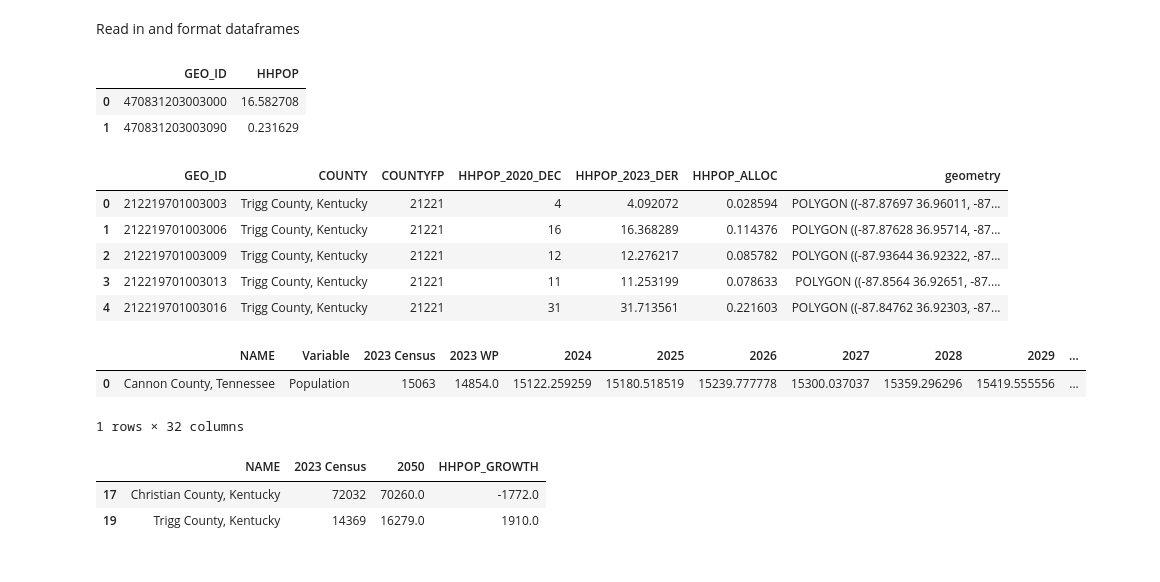
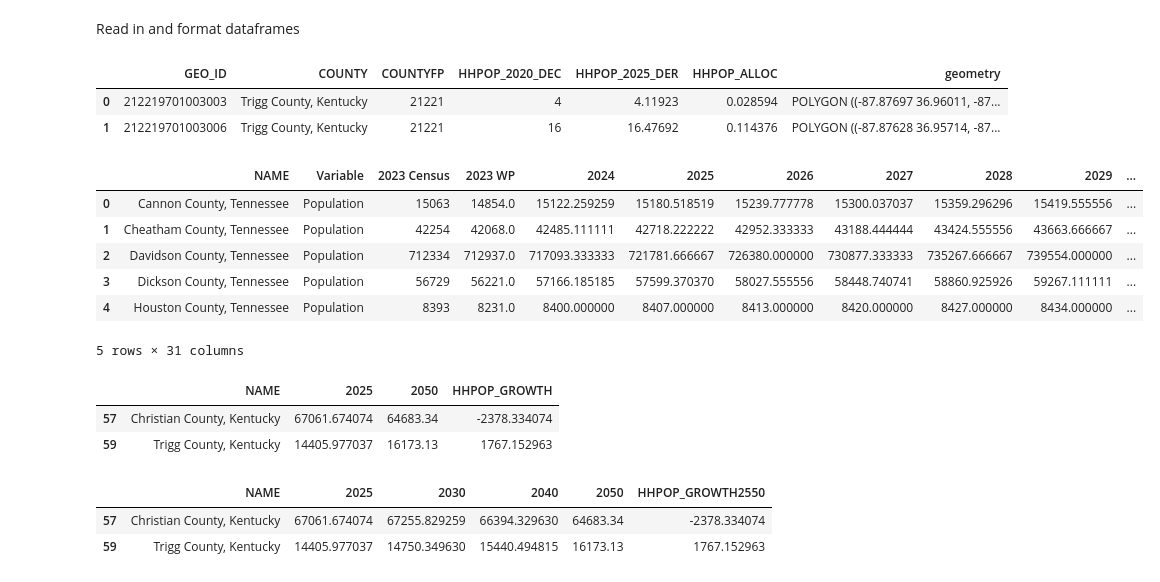
Before and after one commit to Greater-Nashville-Regional-Council/FCLUCS_Scenario_Planning, a Jupyter notebook: notebooks/Horizon Year HHPop.ipynb, the cells around one changed output. Drawn from its saved outputs; the diff is of its cells as text; code cells hidden in the pictures.

```diff
--- a/notebooks/Horizon Year HHPop.ipynb
+++ b/notebooks/Horizon Year HHPop.ipynb
@@ -29,6 +19,0 @@ tnurbansim_filt = tnurbansim[['GEO_ID', 'HHPOP']]
-# %%
-tnurbansim_filt.head(2)
-# %% [output]
-|  | GEO_ID | HHPOP |
-| 0 | 470831203003000 | 16.582708 |
-| 1 | 470831203003090 | 0.231629 |
@@ -40,19 +23,20 @@ tnurbansim_filt['GEO_ID'] = tnurbansim_filt['GEO_ID'].astype(str)
 ky = gpd.read_file(r"G:\3-GitHub\FCLUCS_Scenario_Planning\1-data\2-interim\BaseYear.gpkg", layer="KY_HHPOP")
 kycontrols = read_wp23_table('DemSmoothed')
 # %%
-ky.head()
+ky.head(2)
 # %% [output]
-|  | GEO_ID | COUNTY | COUNTYFP | HHPOP_2020_DEC | HHPOP_2023_DER | HHPOP_ALLOC | geometry |
-| 0 | 212219701003003 | Trigg County, Kentucky | 21221 | 4 | 4.092072 | 0.028594 | POLYGON ((-87.87697 36.96011, -87... |
-| 1 | 212219701003006 | Trigg County, Kentucky | 21221 | 16 | 16.368289 | 0.114376 | POLYGON ((-87.87628 36.95714, -87... |
-| 2 | 212219701003009 | Trigg County, Kentucky | 21221 | 12 | 12.276217 | 0.085782 | POLYGON ((-87.93644 36.92322, -87... |
-| 3 | 212219701003013 | Trigg County, Kentucky | 21221 | 11 | 11.253199 | 0.078633 | POLYGON ((-87.8564 36.92651, -87.... |
-| 4 | 212219701003016 | Trigg County, Kentucky | 21221 | 31 | 31.713561 | 0.221603 | POLYGON ((-87.84762 36.92303, -87... |
+|  | GEO_ID | COUNTY | COUNTYFP | HHPOP_2020_DEC | HHPOP_2025_DER | HHPOP_ALLOC | geometry |
+| 0 | 212219701003003 | Trigg County, Kentucky | 21221 | 4 | 4.11923 | 0.028594 | POLYGON ((-87.87697 36.96011, -87... |
+| 1 | 212219701003006 | Trigg County, Kentucky | 21221 | 16 | 16.47692 | 0.114376 | POLYGON ((-87.87628 36.95714, -87... |
 # %%
-kycontrols.head(1)
+kycontrols.head()
 # %% [output]
 |  | NAME | Variable | 2023 Census | 2023 WP | 2024 | 2025 | 2026 | 2027 | 2028 | 2029 | ... |
 | 0 | Cannon County, Tennessee | Population | 15063 | 14854.0 | 15122.259259 | 15180.518519 | 15239.777778 | 15300.037037 | 15359.296296 | 15419.555556 | ... |
+| 1 | Cheatham County, Tennessee | Population | 42254 | 42068.0 | 42485.111111 | 42718.222222 | 42952.333333 | 43188.444444 | 43424.555556 | 43663.666667 | ... |
+| 2 | Davidson County, Tennessee | Population | 712334 | 712937.0 | 717093.333333 | 721781.666667 | 726380.000000 | 730877.333333 | 735267.666667 | 739554.000000 | ... |
+| 3 | Dickson County, Tennessee | Population | 56729 | 56221.0 | 57166.185185 | 57599.370370 | 58027.555556 | 58448.740741 | 58860.925926 | 59267.111111 | ... |
+| 4 | Houston County, Tennessee | Population | 8393 | 8231.0 | 8400.000000 | 8407.000000 | 8413.000000 | 8420.000000 | 8427.000000 | 8434.000000 | ... |
-1 rows × 32 columns
+5 rows × 31 columns
 # %%
 thelist = ['Trigg County, Kentucky', 'Christian County, Kentucky']
@@ -60,0 +46,6 @@ kyhorizon['HHPOP_GROWTH'] = kyhorizon['2050'] - kyhorizon['2023 Census']
+# %%
+kyhorizon
+# %% [output]
+|  | NAME | 2025 | 2050 | HHPOP_GROWTH |
+| 57 | Christian County, Kentucky | 67061.674074 | 64683.34 | -2378.334074 |
+| 59 | Trigg County, Kentucky | 14405.977037 | 16173.13 | 1767.152963 |
@@ -61,6 +57,6 @@ kyhorizon['HHPOP_GROWTH'] = kyhorizon['2050'] - kyhorizon['2023 Census']
 # %%
-kyhorizon.head(2)
+michaelprintout
 # %% [output]
-|  | NAME | 2023 Census | 2050 | HHPOP_GROWTH |
-| 17 | Christian County, Kentucky | 72032 | 70260.0 | -1772.0 |
-| 19 | Trigg County, Kentucky | 14369 | 16279.0 | 1910.0 |
+|  | NAME | 2025 | 2030 | 2040 | 2050 | HHPOP_GROWTH2550 |
+| 57 | Christian County, Kentucky | 67061.674074 | 67255.829259 | 66394.329630 | 64683.34 | -2378.334074 |
+| 59 | Trigg County, Kentucky | 14405.977037 | 14750.349630 | 15440.494815 | 16173.13 | 1767.152963 |
```
Also changed, not shown: parts of 14 cells of this notebook, 5 other files.
